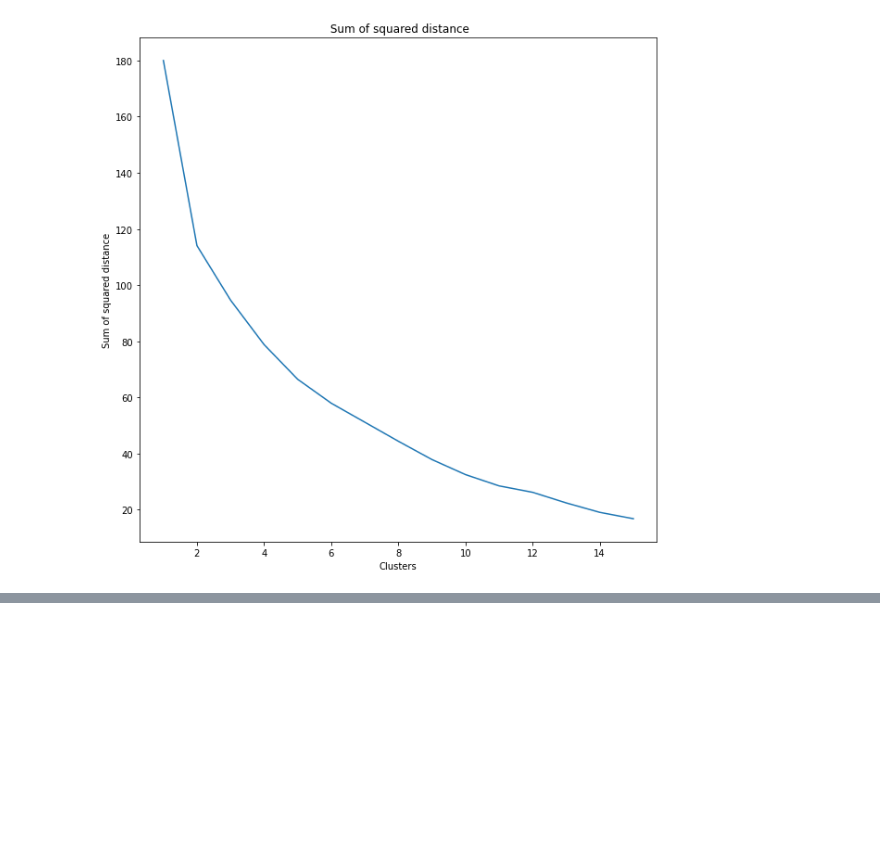
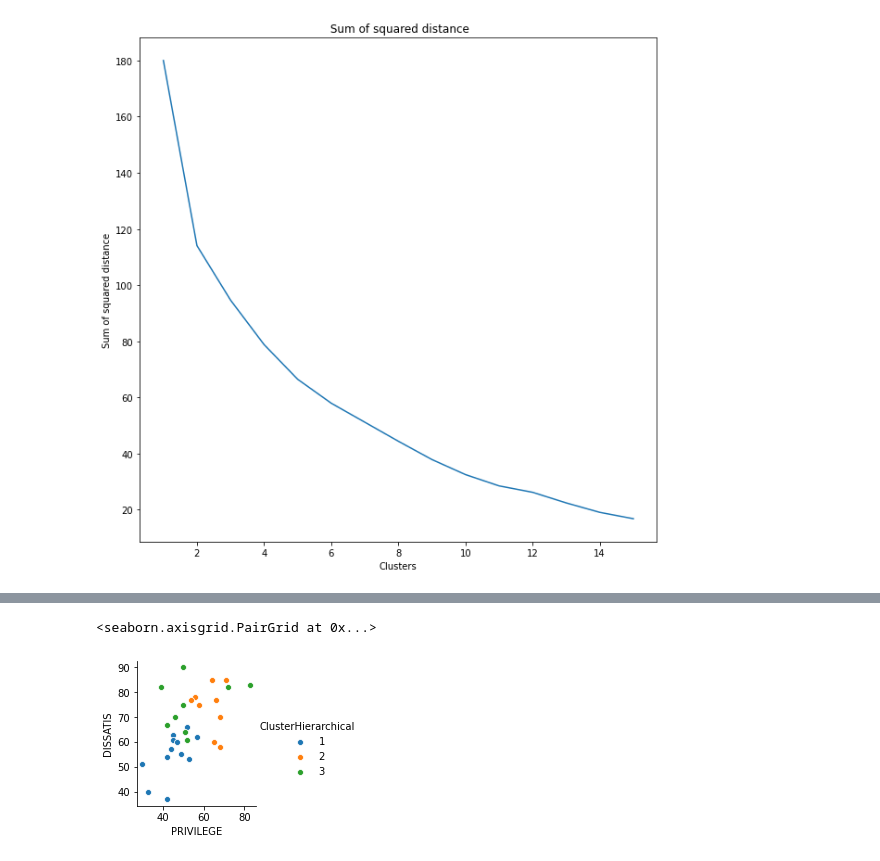
Before and after one commit to nsh6547/POSCO_Ai-BigData_academy, a Jupyter notebook: Week2_BigData/수업/A1_노선호_빅데이터2_1121.ipynb, the cells around one changed output, grey strips where cells are left out. Cells and saved outputs as stored; diff of their text form; code cells hidden in the pictures; blank space fills up the shorter version.

```diff
--- a/Week2_BigData/수업/A1_노선호_빅데이터2_1121.ipynb
+++ b/Week2_BigData/수업/A1_노선호_빅데이터2_1121.ipynb
@@ -214,0 +263,12 @@ df["ClusterKmeans"]
+# %%
+dbscan = DBSCAN(eps = 1.4, min_samples=2).fit(df_raw_x)
+
+cluster_dbscan = dbscan.labels_
+
+for(i, val) in enumerate(cluster_dbscan):
+    if val<0:
+        cluster_dbscan[i]=0
+    else:
+        cluster_dbscan[i]=cluster_dbscan[i]+1
+df['ClusterDBScan']=cluster_dbscan
+df.head()
@@ -214,0 +298,5 @@ df["ClusterKmeans"]
+# %%
+sns.pairplot(df, hue="ClusterHierarchical", x_vars=['PRIVILEGE'], y_vars=['DISSATIS'])
+# %% [output]
+<seaborn.axisgrid.PairGrid at 0x...>
+[figure, added]
```
Also changed, not shown: parts of 13 cells of this notebook, 1 other file.
